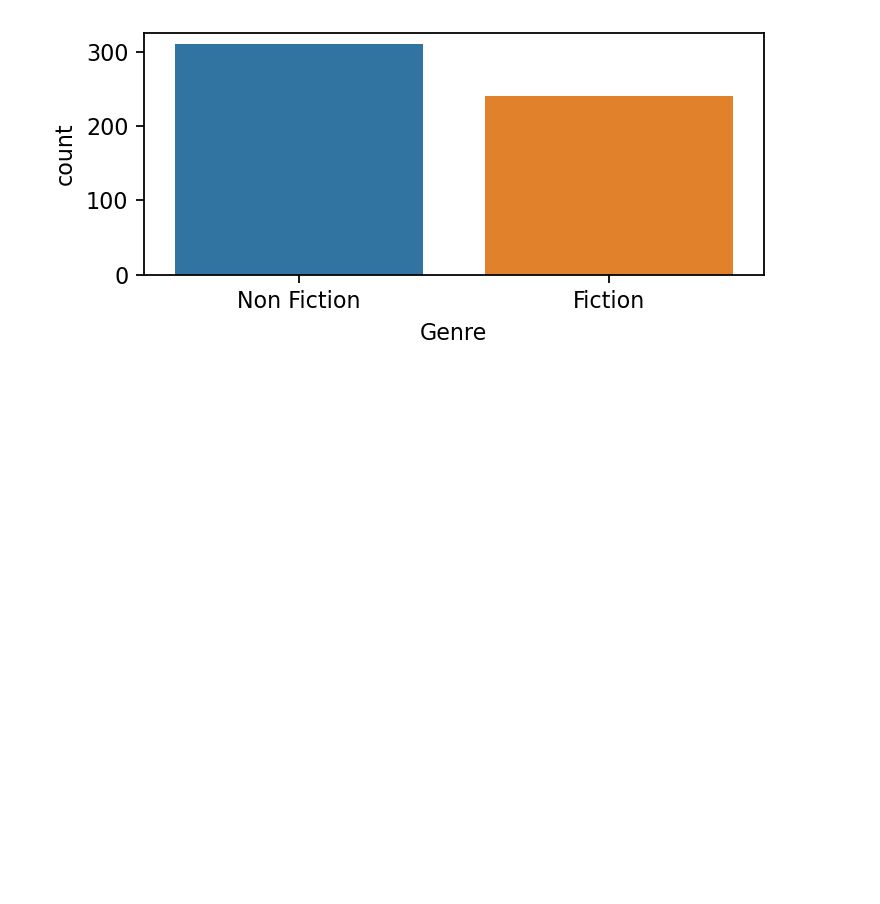
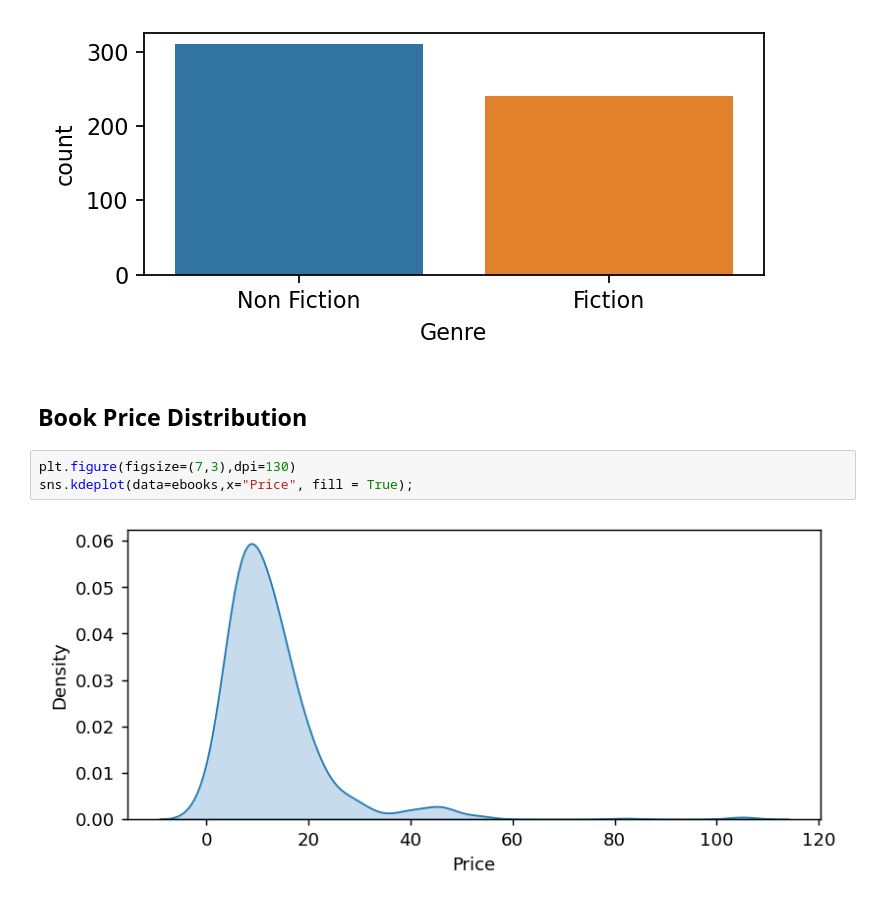
Before and after one commit to sanjay-kv/amazon-ebook, a Jupyter notebook: Amazon-ebook-Analysis.ipynb, the cells around one changed output. Drawn from its saved outputs; the diff is of its cells as text; blank space fills up the shorter version.

```diff
--- a/Amazon-ebook-Analysis.ipynb
+++ b/Amazon-ebook-Analysis.ipynb
@@ -164,3 +164,10 @@ plt.figure(figsize=(5,2),dpi=160)
 sns.countplot(x='Genre',data=ebooks);
 # %% [output]
 [figure]
+# %% [markdown]
+## Book Price Distribution
+# %%
+plt.figure(figsize=(7,3),dpi=130)
+sns.kdeplot(data=ebooks,x="Price", fill = True);
+# %% [output]
+[figure, added]
```
Also changed, not shown: parts of 2 cells of this notebook.
